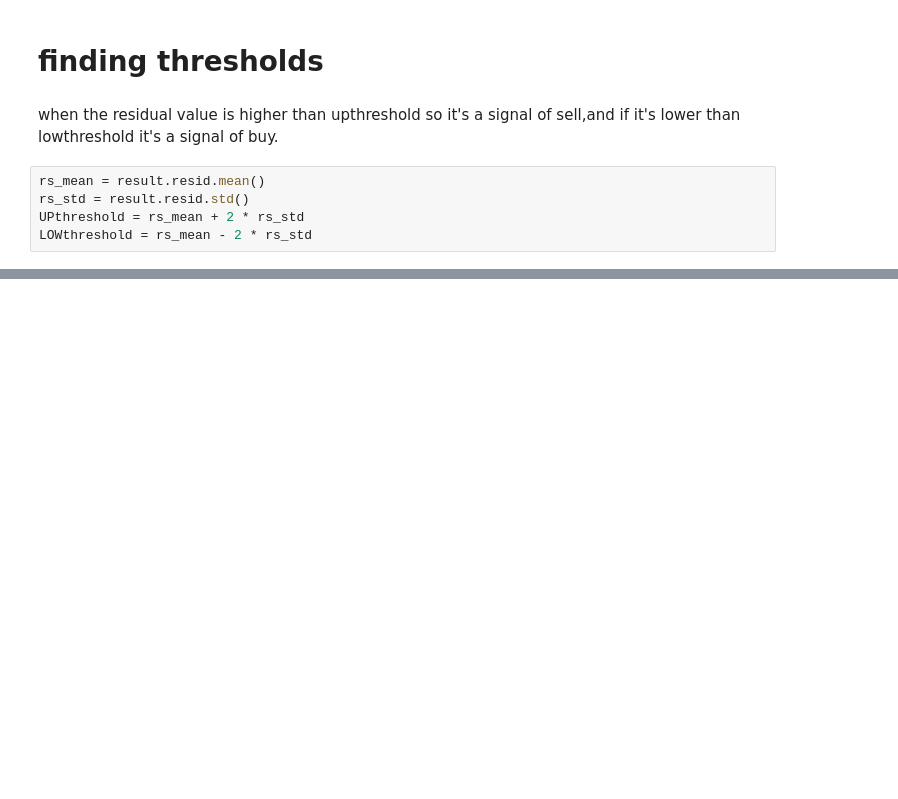
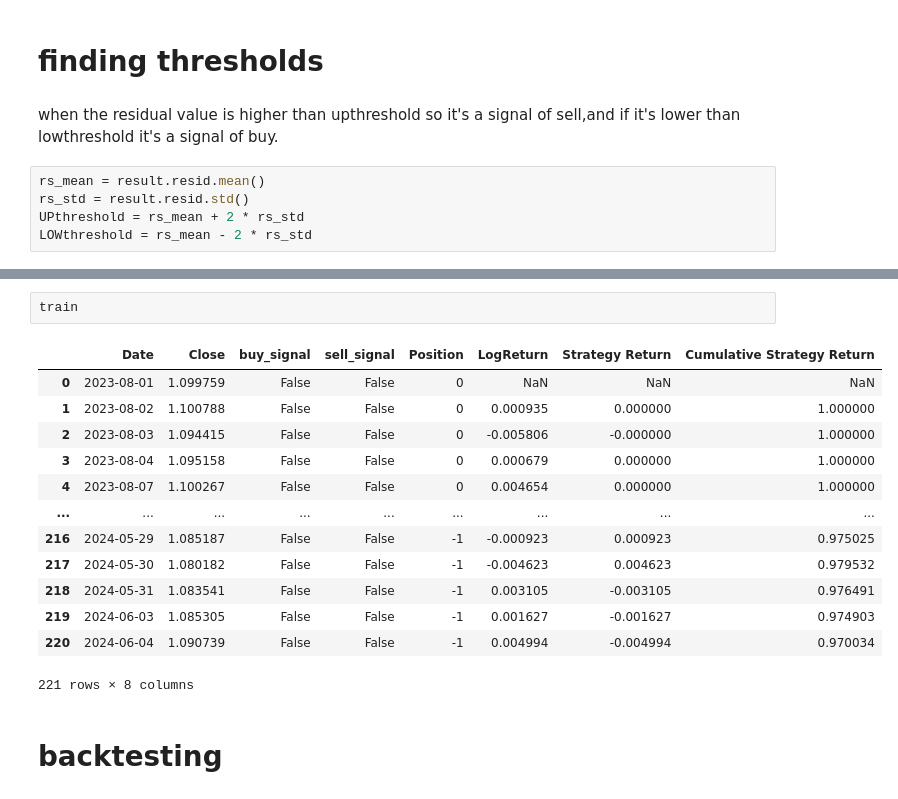
Before and after one commit to Zaid87648326/Trading-Strategy-Model-Project, a Jupyter notebook: note.ipynb, the cells around one changed output, grey strips where cells are left out. Drawn from its saved outputs; the diff is of its cells as text; blank space fills up the shorter version.

```diff
--- a/note.ipynb
+++ b/note.ipynb
@@ -152,0 +177,18 @@ Text(0.5, 1.0, 'Cumulative Profit')
+# %%
+train
+# %% [output]
+|  | Date | Close | buy_signal | sell_signal | Position | LogReturn | Strategy Return | Cumulative Strategy Return |
+| 0 | 2023-08-01 | 1.099759 | False | False | 0 | NaN | NaN | NaN |
+| 1 | 2023-08-02 | 1.100788 | False | False | 0 | 0.000935 | 0.000000 | 1.000000 |
+| 2 | 2023-08-03 | 1.094415 | False | False | 0 | -0.005806 | -0.000000 | 1.000000 |
+| 3 | 2023-08-04 | 1.095158 | False | False | 0 | 0.000679 | 0.000000 | 1.000000 |
+| 4 | 2023-08-07 | 1.100267 | False | False | 0 | 0.004654 | 0.000000 | 1.000000 |
+| ... | ... | ... | ... | ... | ... | ... | ... | ... |
+| 216 | 2024-05-29 | 1.085187 | False | False | -1 | -0.000923 | 0.000923 | 0.975025 |
+| 217 | 2024-05-30 | 1.080182 | False | False | -1 | -0.004623 | 0.004623 | 0.979532 |
+| 218 | 2024-05-31 | 1.083541 | False | False | -1 | 0.003105 | -0.003105 | 0.976491 |
+| 219 | 2024-06-03 | 1.085305 | False | False | -1 | 0.001627 | -0.001627 | 0.974903 |
+| 220 | 2024-06-04 | 1.090739 | False | False | -1 | 0.004994 | -0.004994 | 0.970034 |
+221 rows × 8 columns
+# %% [markdown]
+# backtesting
```
Also changed, not shown: parts of 11 cells of this notebook, 1 other file.
